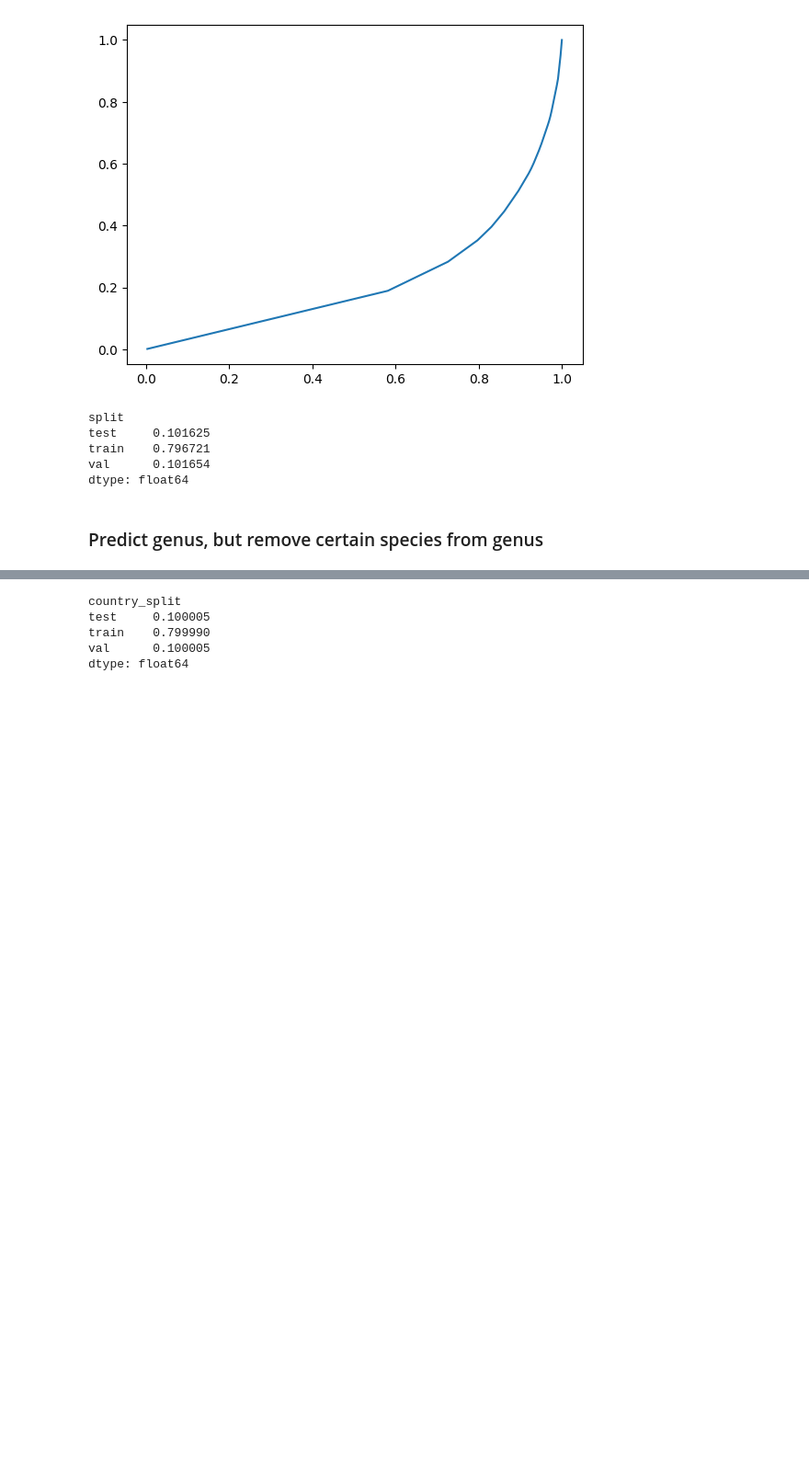
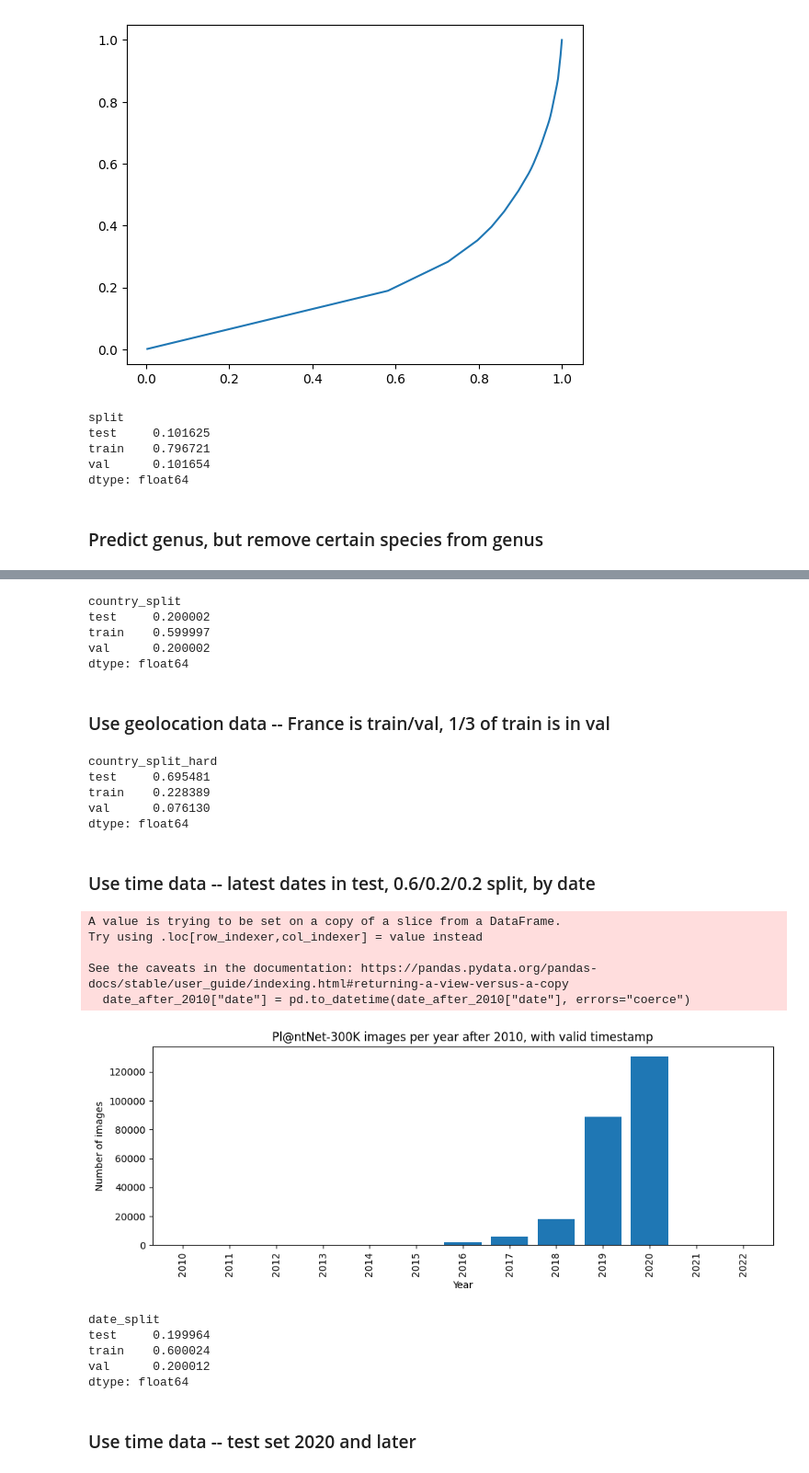
Before and after one commit to rhshi/JUCAL, a Jupyter notebook: experiments/notebooks/plantnet_data.ipynb, the cells around one changed output, grey strips where cells are left out. Shown at 92% size. Drawn from its saved outputs; the diff is of its cells as text; code cells hidden in the pictures; blank space fills up the shorter version.

Commit message:
added new splits

```diff
--- a/experiments/notebooks/plantnet_data.ipynb
+++ b/experiments/notebooks/plantnet_data.ipynb
@@ -12,8 +12,8 @@ META_DIR = "../data/plantnet/"
 species_metadata = pd.read_csv(IMAGE_DIR + "species_metadata.csv")
 species_metadata["genus_id"] = pd.factorize(species_metadata['genus'])[0]
 species_metadata.to_csv(IMAGE_DIR + "species_genus_metadata.csv")
-geo = pd.read_csv(META_DIR + "plantnet_geo.csv")
-merged = geo.merge(species_metadata, on="species_id", how="left", validate="many_to_one")
+geo_time = pd.read_csv(META_DIR + "plantnet_geo_time.csv")
+merged = geo_time.merge(species_metadata, on="species_id", how="left", validate="many_to_one")
 # %%
 species_sizes = merged.groupby(["species_id"]).size()
 genus_sizes = merged.groupby(["genus_id"]).size()
@@ -83,7 +83,7 @@ def split_keep_singletons(idx, y, test_ratio, seed=0):
 # %% [markdown]
 ### Predict genus, but remove certain species from genus
 # %%
-test_ratio = 0.1
+test_ratio = 0.2
 
 seed = 0
 rng = np.random.default_rng(seed)
@@ -115,7 +115,7 @@ for g, gdf in merged.groupby("genus_id"):
 
 total = sum(merged.groupby(["genus_split"]).size())
 train_pos = np.flatnonzero(merged["genus_split"] == "train")
-val_ratio = 0.1 / (merged.groupby(["genus_split"]).size() / total)["train"]
+val_ratio = 0.2 / (merged.groupby(["genus_split"]).size() / total)["train"]
 val_inds = train_test_split(train_pos, test_size=val_ratio, random_state=seed, stratify=merged["genus_id"][train_pos])[1]
 merged.loc[val_inds, "genus_split"] = "val"
 # %%
@@ -146,7 +146,7 @@ j = j[~j.index.duplicated(keep="first")]        # a point on a border can match
                  # aligned on index; stays NaN where lat/lon is missing
 merged["country"] = j["ADMIN"]
 # %%
-test_ratio = 0.1
+test_ratio = 0.2
 seed = 0
 
 merged_w_countries = merged[merged["country"].notna()]
@@ -191,14 +191,62 @@ merged.loc[extra, "country_split"] = "test"
 
 total = sum(merged.groupby(["country_split"]).size())
 train_pos = np.flatnonzero(merged["country_split"] == "train")
-val_ratio = 0.1 / (merged.groupby(["country_split"]).size() / total)["train"]
+val_ratio = 0.2 / (merged.groupby(["country_split"]).size() / total)["train"]
 val_inds = split_keep_singletons(train_pos, merged["species_id"][train_pos], test_ratio=val_ratio, seed=seed)[1]
 merged.loc[val_inds, "country_split"] = "val"
 # %%
 merged[merged["country"].notna()].groupby(["country_split"]).size() / sum(merged[merged["country"].notna()].groupby(["country_split"]).size())
 # %% [output]
 country_split
-test     0.100005
-train    0.799990
-val      0.100005
+test     0.200002
+train    0.599997
+val      0.200002
 dtype: float64
+# %% [markdown]
+### Use geolocation data -- France is train/val, 1/3 of train is in val
+# %%
+merged["country_split_hard"] = np.nan                                  # no country -> stays NaN
+has_country = merged["country"].notna() & (merged["country"] != "-99")
+merged.loc[has_country & (merged["country"] == "France"), "country_split_hard"] = "train"
+merged.loc[has_country & (merged["country"] != "France"), "country_split_hard"] = "test"
+
+# test species with no train image: move the earliest image of each into train
+train_species = set(merged.loc[merged["country_split_hard"] == "train", "species_id"])
+orphans = merged[(merged["country_split_hard"] == "test") & ~merged["species_id"].isin(train_species)]
+moved = orphans.sort_values("date", kind="stable").groupby("species_id").head(1).index
+merged.loc[moved, "country_split_hard"] = "train"
+
+total = sum(merged.groupby(["country_split_hard"]).size())
+train_pos = np.flatnonzero(merged["country_split_hard"] == "train")
+val_ratio = 1/4
+val_inds = split_keep_singletons(train_pos, merged["species_id"][train_pos], test_ratio=val_ratio, seed=seed)[1]
+merged.loc[val_inds, "country_split_hard"] = "val"
+# %%
+merged[merged["country"].notna()].groupby(["country_split_hard"]).size() / sum(merged[merged["country"].notna()].groupby(["country_split_hard"]).size())
+# %% [output]
+country_split_hard
+test     0.695481
+train    0.228389
+val      0.076130
+dtype: float64
+# %% [markdown]
+### Use time data -- latest dates in test, 0.6/0.2/0.2 split, by date
+# %%
+date_after_2010 = merged.loc[(merged["date"].notna()) & (merged["date"] >= "2010-01-01"), :]
+date_after_2010["date"] = pd.to_datetime(date_after_2010["date"], errors="coerce")
+counts = date_after_2010["date"].dt.year.value_counts().sort_index()
+counts.index = counts.index.astype(int)
+
+ax = counts.plot.bar(figsize=(10, 4), width=0.8)
+ax.set_xlabel("Year")
+ax.set_ylabel("Number of images")
+ax.set_title("Pl@ntNet-300K images per year after 2010, with valid timestamp")
+plt.tight_layout()
+plt.show()
+# %% [output]
+A value is trying to be set on a copy of a slice from a DataFrame.
+Try using .loc[row_indexer,col_indexer] = value instead
+
+See the caveats in the documentation: https://pandas.pydata.org/pandas-docs/stable/user_guide/indexing.html#returning-a-view-versus-a-copy
+  date_after_2010["date"] = pd.to_datetime(date_after_2010["date"], errors="coerce")
+[figure, added]
@@ -204,0 +276,10 @@ dtype: float64
+# %%
+merged[merged["date"].notna()].groupby(["date_split"]).size() / sum(merged[merged["date"].notna()].groupby(["date_split"]).size())
+# %% [output]
+date_split
+test     0.199964
+train    0.600024
+val      0.200012
+dtype: float64
+# %% [markdown]
+### Use time data -- test set 2020 and later
```
Also changed, not shown: parts of 8 cells of this notebook, 1 other file.
